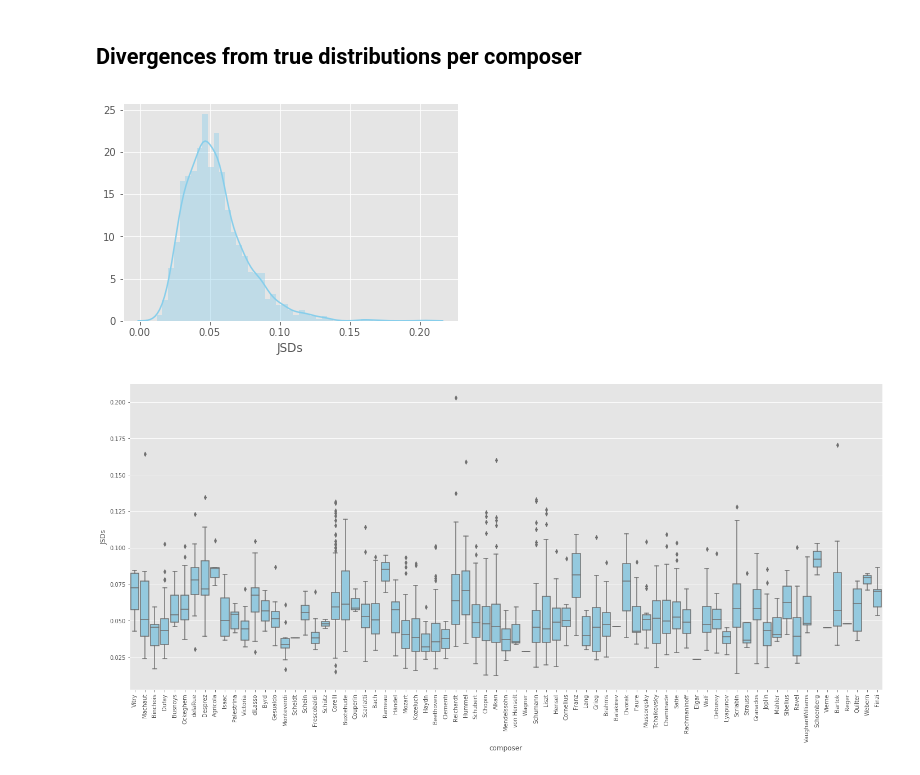
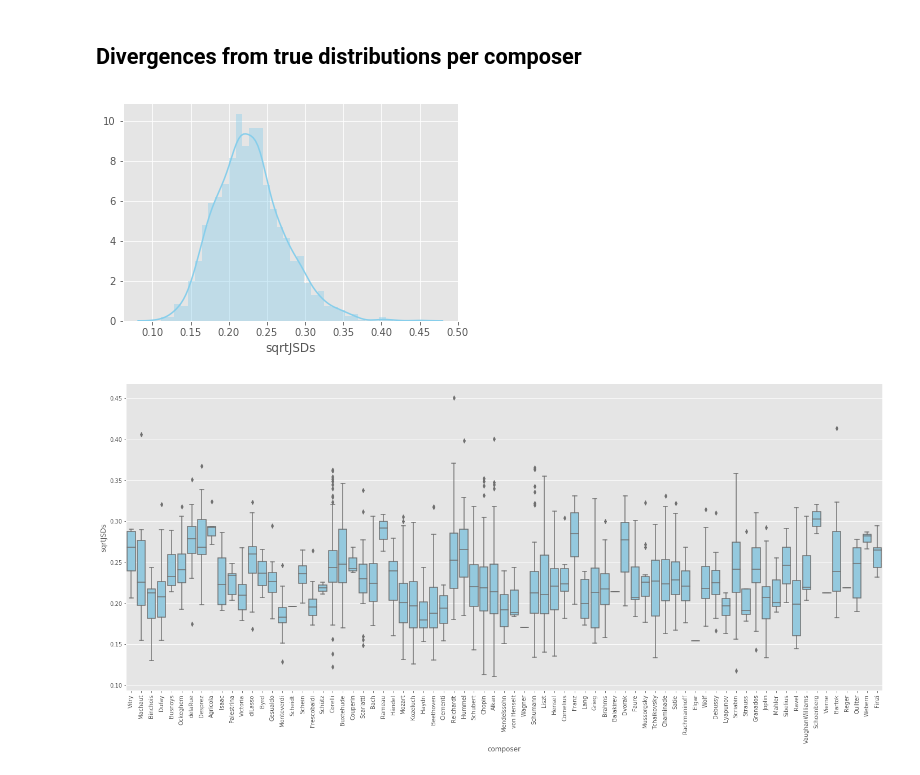
Before and after one commit to DCMLab/tonal-diffusion-model, a Jupyter notebook: analysis.ipynb, the cells around one changed output. Drawn from its saved outputs; the diff is of its cells as text; code cells hidden in the pictures.

Commit message:
sqrt JSDs

```diff
--- a/analysis.ipynb
+++ b/analysis.ipynb
@@ -101,21 +101,23 @@ plt.savefig('img/bootstrapped_params.png', dpi=300)
 [figure]
 # %% [markdown]
 ## Divergences from true distributions per composer
+# %%
+df['sqrtJSDs'] = df['JSDs'].apply(np.sqrt)
 # %%
-sns.distplot(df.JSDs, color='skyblue');
+sns.distplot(df.sqrtJSDs, color='skyblue');
 # %% [output]
-[figure, old version]
+[figure, new version]
 # %%
 fig, ax = plt.subplots(figsize=(24,10))
 
 sns.boxplot(
     x="composer",
-    y="JSDs",
+    y="sqrtJSDs",
     color='skyblue',
     data=df, ax=ax)
 
 ax.set_xticklabels(ax.get_xticklabels(),rotation=90)
 # plt.ylim(0,1)
 plt.show()
 # %% [output]
-[figure, old version]
+[figure, new version]
```
Also changed, not shown: parts of 2 cells of this notebook, 3 other files.
